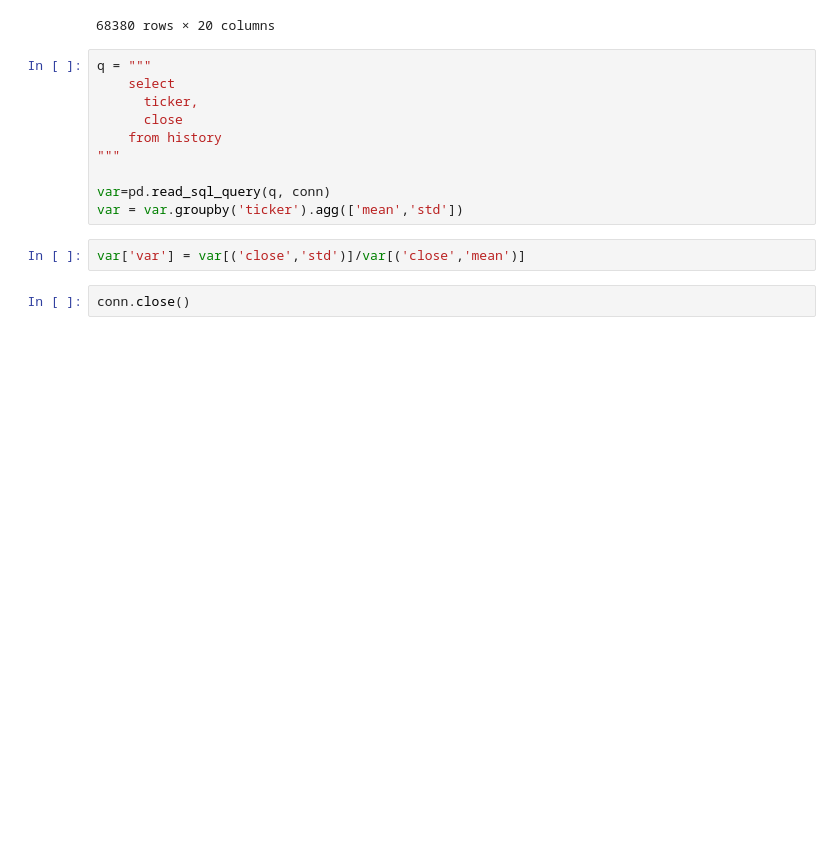
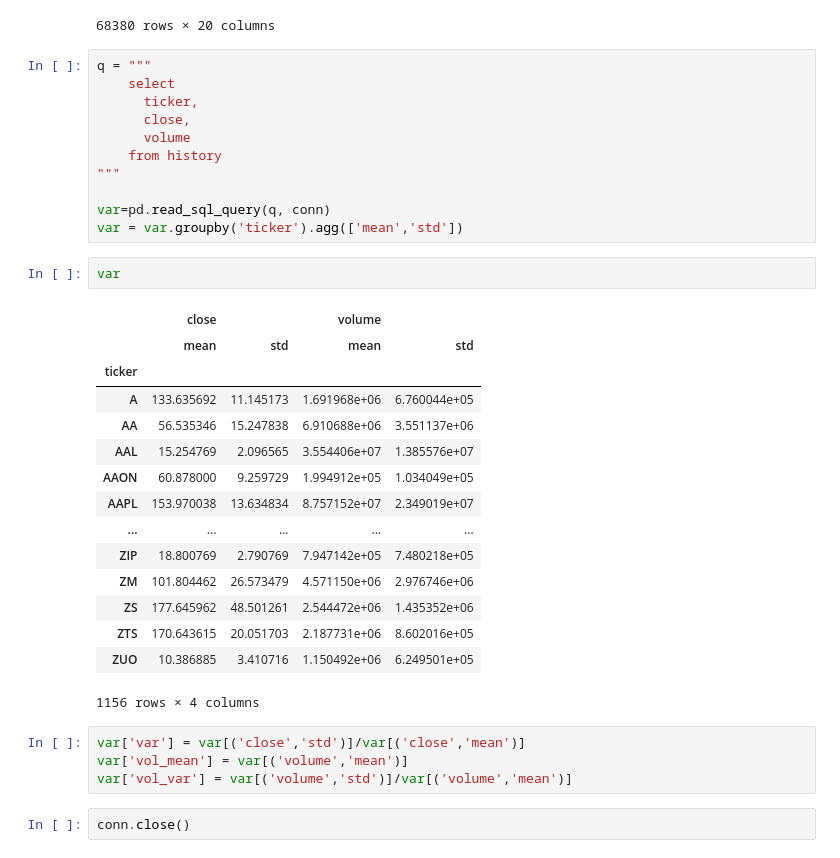
Before and after one commit to kulasinski/multitrader, a Jupyter notebook: db_idea_tester.ipynb, the cells around one changed output. Drawn from its saved outputs; the diff is of its cells as text; blank space fills up the shorter version.

```diff
--- a/db_idea_tester.ipynb
+++ b/db_idea_tester.ipynb
@@ -167,14 +167,35 @@ out
 q = """
     select
       ticker,
-      close
+      close,
+      volume
     from history
 """
 
 var=pd.read_sql_query(q, conn)
 var = var.groupby('ticker').agg(['mean','std'])
+# %%
+var
+# %% [output]
+|  | close |  | volume |  |
+|  | mean | std | mean | std |
+| ticker |  |  |  |  |
+| A | 133.635692 | 11.145173 | 1.691968e+06 | 6.760044e+05 |
+| AA | 56.535346 | 15.247838 | 6.910688e+06 | 3.551137e+06 |
+| AAL | 15.254769 | 2.096565 | 3.554406e+07 | 1.385576e+07 |
+| AAON | 60.878000 | 9.259729 | 1.994912e+05 | 1.034049e+05 |
+| AAPL | 153.970038 | 13.634834 | 8.757152e+07 | 2.349019e+07 |
+| ... | ... | ... | ... | ... |
+| ZIP | 18.800769 | 2.790769 | 7.947142e+05 | 7.480218e+05 |
+| ZM | 101.804462 | 26.573479 | 4.571150e+06 | 2.976746e+06 |
+| ZS | 177.645962 | 48.501261 | 2.544472e+06 | 1.435352e+06 |
+| ZTS | 170.643615 | 20.051703 | 2.187731e+06 | 8.602016e+05 |
+| ZUO | 10.386885 | 3.410716 | 1.150492e+06 | 6.249501e+05 |
+1156 rows × 4 columns
 # %%
 var['var'] = var[('close','std')]/var[('close','mean')]
+var['vol_mean'] = var[('volume','mean')]
+var['vol_var'] = var[('volume','std')]/var[('volume','mean')]
 # %%
 conn.close()
 # %% [markdown]
```
Also changed, not shown: parts of 9 cells of this notebook.
